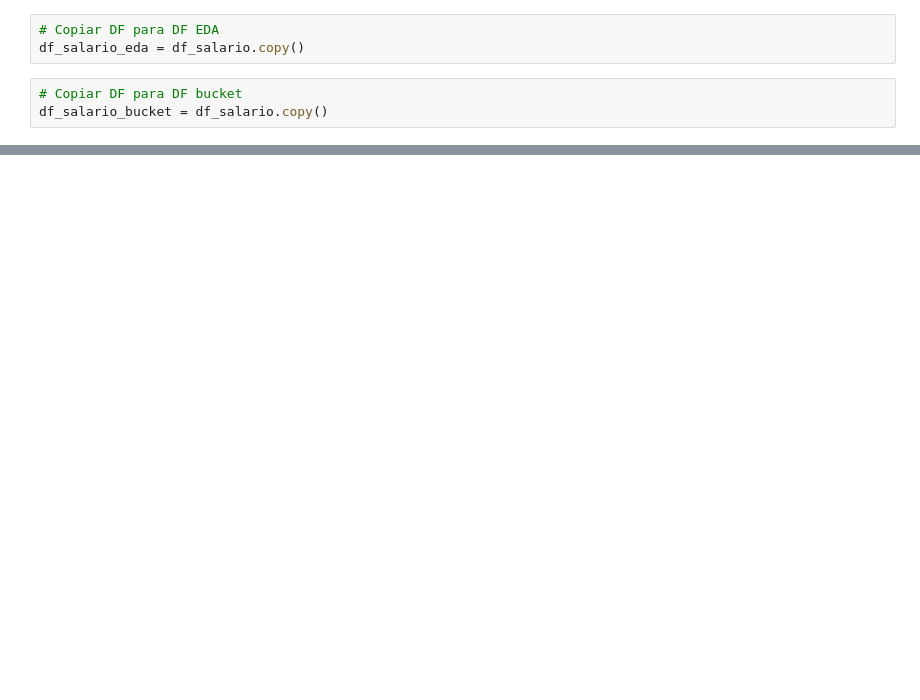
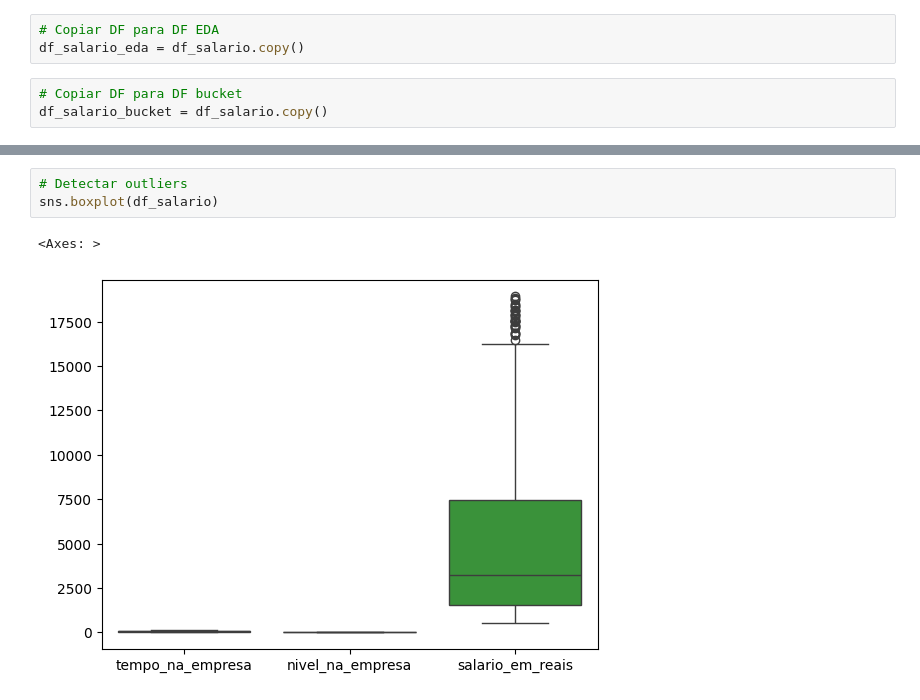
Before and after one commit to angelomedeiros/formacao-ia-regressao-polinomial, a Jupyter notebook: model_salario.ipynb, the cells around one changed output, grey strips where cells are left out. Drawn from its saved outputs; the diff is of its cells as text; blank space fills up the shorter version.

Commit message:
feat: Medidas Estatísticas e Análise Gráfica BoxPlot

```diff
--- a/model_salario.ipynb
+++ b/model_salario.ipynb
@@ -48,0 +66,6 @@ df_salario_bucket = df_salario.copy()
+# %%
+# Detectar outliers
+sns.boxplot(df_salario)
+# %% [output]
+<Axes: >
+[figure, added]
```
Also changed, not shown: parts of 9 cells of this notebook.
